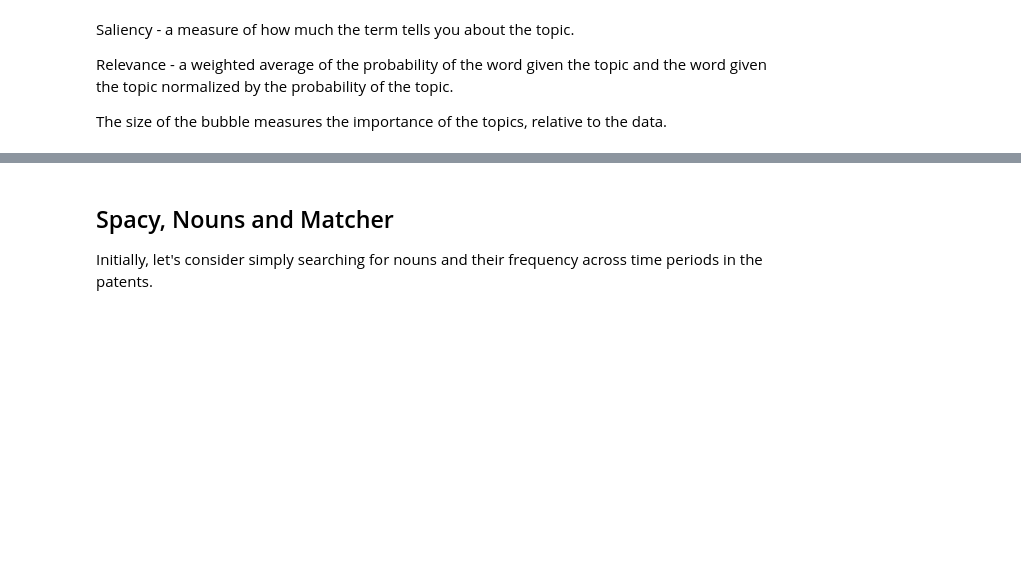
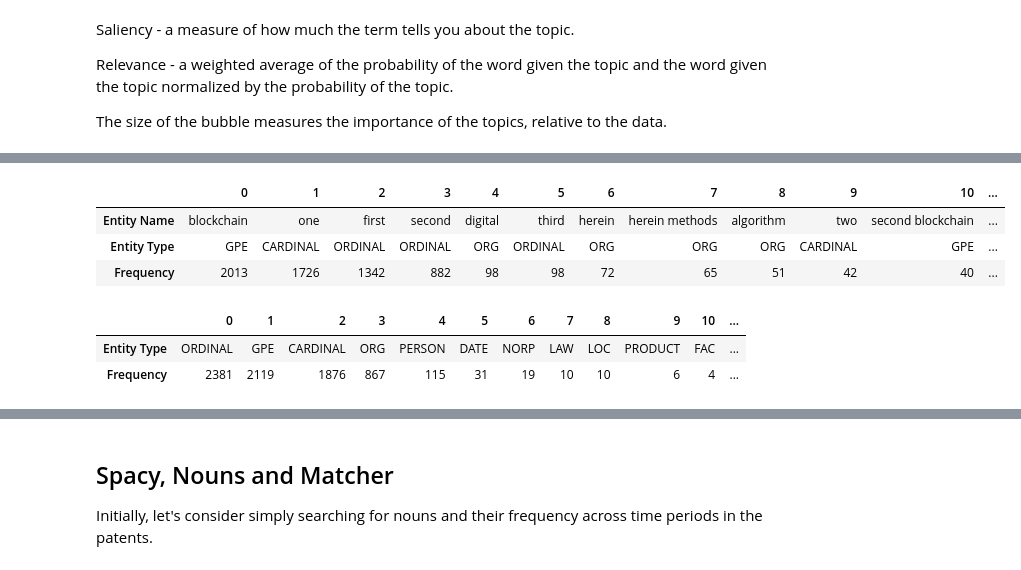
Before and after one commit to michaelmml/NLP-Information-Extraction, a Jupyter notebook: PatentKeywords.ipynb, the cells around one changed output, grey strips where cells are left out. Drawn from its saved outputs; the diff is of its cells as text; code cells hidden in the pictures; blank space fills up the shorter version.

```diff
--- a/PatentKeywords.ipynb
+++ b/PatentKeywords.ipynb
@@ -360,0 +379,3 @@ The size of the bubble measures the importance of the topics, relative to the da
+# %%
+import spacy
+nlp = spacy.load("en_core_web_sm")
@@ -360,0 +400,20 @@ The size of the bubble measures the importance of the topics, relative to the da
+# %%
+named_entities = []
+for sentence, date in zip(data['abstract_clean'].values, data['year-month'].values):
+    temp_entity_name = ''
+    temp_named_entity = None
+    sentence = nlp(sentence)
+    for word in sentence:
+        term = word.text
+        tag = word.ent_type_
+        if tag:
+            temp_entity_name = ' '.join([temp_entity_name, term]).strip()
+            temp_named_entity = (temp_entity_name, tag, date)
+        else:
+            if temp_named_entity:
+                named_entities.append(temp_named_entity)
+                temp_entity_name = ''
+                temp_named_entity = None
+
+entity_frame = pd.DataFrame(named_entities,
+                            columns=['Entity Name', 'Entity Type', 'Date'])
@@ -360,0 +436,22 @@ The size of the bubble measures the importance of the topics, relative to the da
+# %%
+top_entities = (entity_frame.groupby(['Entity Name', 'Entity Type'])
+                           .size()
+                           .sort_values(ascending=False)
+                           .reset_index().rename(columns={0 : 'Frequency'}))
+
+top_entities.T.iloc[:,:15]
+# %% [output]
+|  | 0 | 1 | 2 | 3 | 4 | 5 | 6 | 7 | 8 | 9 | 10 | ... |
+| Entity Name | blockchain | one | first | second | digital | third | herein | herein methods | algorithm | two | second blockchain | ... |
+| Entity Type | GPE | CARDINAL | ORDINAL | ORDINAL | ORG | ORDINAL | ORG | ORG | ORG | CARDINAL | GPE | ... |
+| Frequency | 2013 | 1726 | 1342 | 882 | 98 | 98 | 72 | 65 | 51 | 42 | 40 | ... |
+# %%
+top_entities = (entity_frame.groupby(['Entity Type'])
+                           .size()
+                           .sort_values(ascending=False)
+                           .reset_index().rename(columns={0 : 'Frequency'}))
+top_entities.T.iloc[:,:15]
+# %% [output]
+|  | 0 | 1 | 2 | 3 | 4 | 5 | 6 | 7 | 8 | 9 | 10 | ... |
+| Entity Type | ORDINAL | GPE | CARDINAL | ORG | PERSON | DATE | NORP | LAW | LOC | PRODUCT | FAC | ... |
+| Frequency | 2381 | 2119 | 1876 | 867 | 115 | 31 | 19 | 10 | 10 | 6 | 4 | ... |
```
Also changed, not shown: parts of 13 cells of this notebook.
